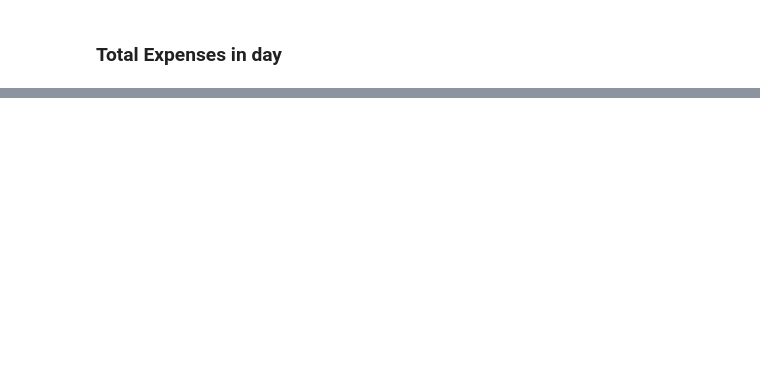
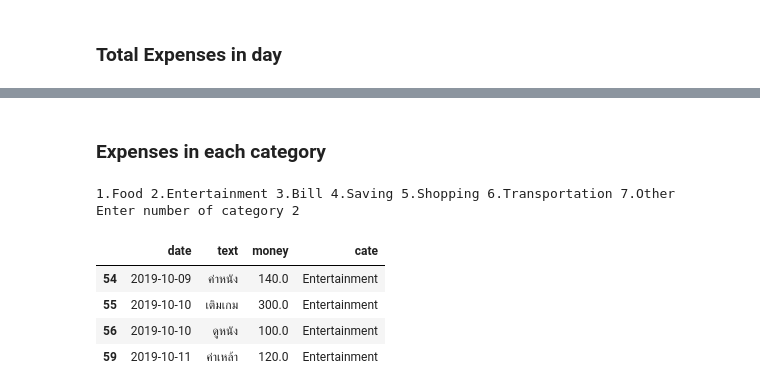
Before and after one commit to jakkritsonsanit/ChatBotExpenses, a Jupyter notebook: CollectData.ipynb, the cells around one changed output, grey strips where cells are left out. Drawn from its saved outputs; the diff is of its cells as text; code cells hidden in the pictures; blank space fills up the shorter version.

```diff
--- a/CollectData.ipynb
+++ b/CollectData.ipynb
@@ -112,8 +105,8 @@ df
 ### Change category
 # %%
 t = ['Entertainment', 'Transportation', 'Shopping', 'Food', 'Bill', 'Other']
-df.at[74, 'cate'] = t[1]
-df.iloc[74:]
+dfe.at[74, 'cate'] = t[1]
+dfe.iloc[74:]
 # %% [output]
 |  | date | text | money | cate |
 | 74 | 13/10/2019 | ค่าแท๊กซี่ | 106.0 | Transportation |
@@ -163,0 +203,14 @@ Total Expenses in 14/10/2019 : 50.0 Baht
+# %% [markdown]
+### Expenses in each category
+# %%
+lss = ['1.Food', '2.Entertainment', '3.Bill', '4.Saving', '5.Shopping', '6.Transportation', '7.Other']
+print(*ls)
+dfe[dfe.cate == ls[int(input('Enter number of category '))-1][2:]]
+# %% [output]
+1.Food 2.Entertainment 3.Bill 4.Saving 5.Shopping 6.Transportation 7.Other
+Enter number of category 2
+|  | date | text | money | cate |
+| 54 | 2019-10-09 | ค่าหนัง | 140.0 | Entertainment |
+| 55 | 2019-10-10 | เติมเกม | 300.0 | Entertainment |
+| 56 | 2019-10-10 | ดูหนัง | 100.0 | Entertainment |
+| 59 | 2019-10-11 | ค่าเหล้า | 120.0 | Entertainment |
```
Also changed, not shown: parts of 32 cells of this notebook, 5 other files.
